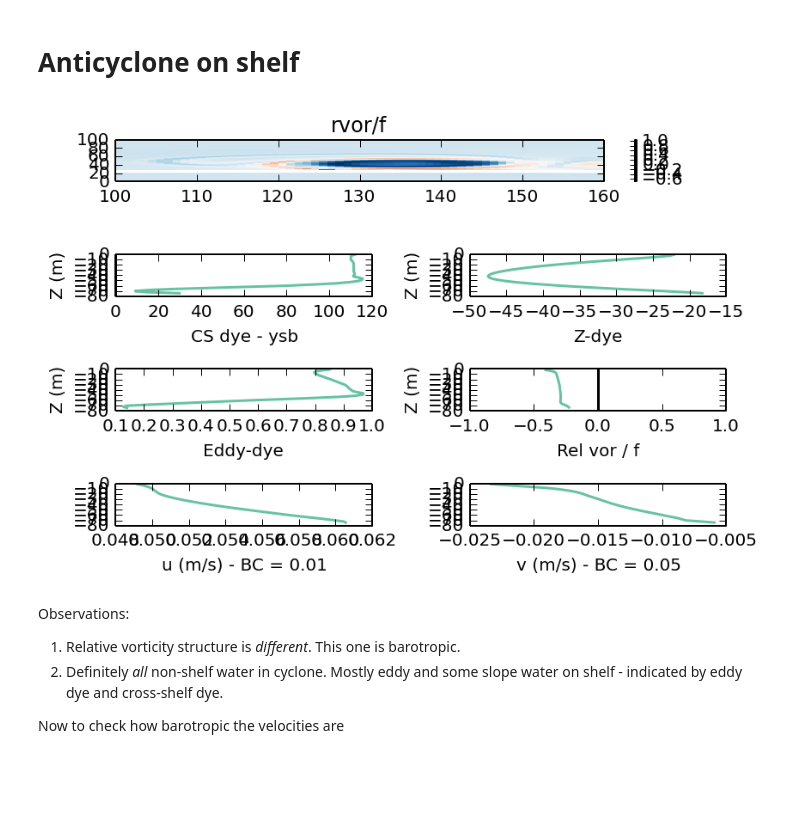
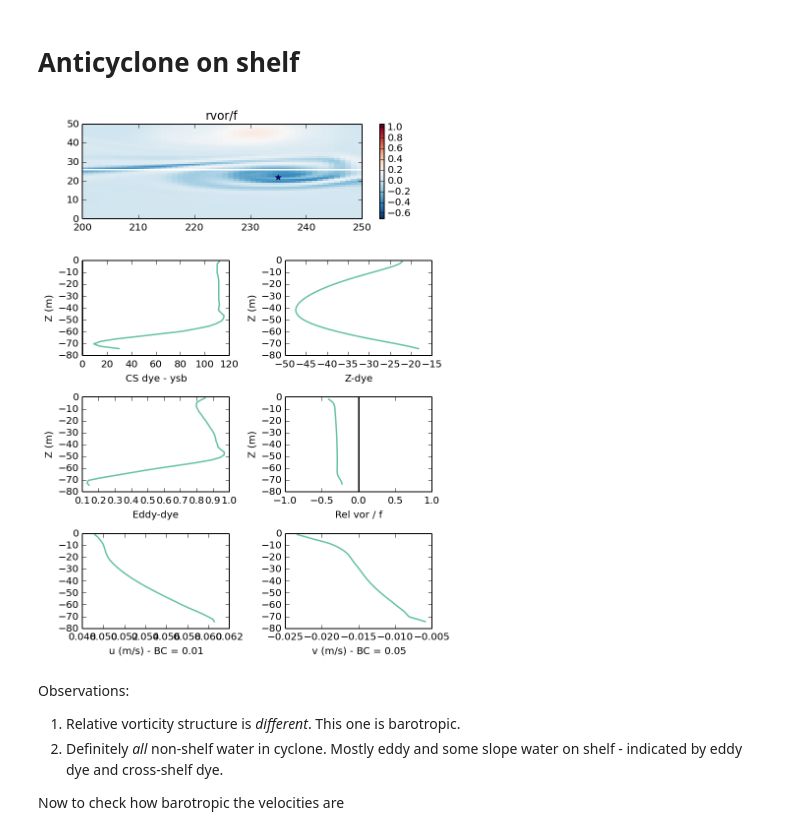
Before and after one commit to dcherian/eddyshelf, a Jupyter notebook: secondary-vortices.ipynb, the cells around one changed output. Saved outputs shown, nothing was run; the diff lists cells and outputs as text; code cells hidden in the pictures; blank space fills up the shorter version.

```diff
--- a/secondary-vortices.ipynb
+++ b/secondary-vortices.ipynb
@@ -173,6 +189,7 @@ Load cartesian grid from file
 Plot vertical profiles of dyes and relative vorticity. Plots are at approximately the center of the vortex. Horizontal lines indicate shelfbreak depth.
 # %%
 #%matplotlib inline
+pylab.rcParams['figure.figsize'] = (6.0, 8.0)
 ix=118; iy = 50; it = 94-1
 (rvornorm, rvprofnorm, dcsd, dzd, ded, zvor, zvec, u, v) = read_data(hisfile, vorfile, rgrid, ix, iy, it, favg)
 plot_profiles(rvornorm, isb, ix, iy, zvec, zvor, dcsd, dzd, ded, rvprofnorm, u, v)
@@ -200,6 +217,8 @@ min water is from 9.2023671875 km =  1.8404734375  (shelfbreak) Rossby radii ins
 ### Cyclone when downstream
 Let's make the same plots as in earlier figure at a later point in time when the cyclone has separated.
 # %%
+pylab.rcParams['figure.figsize'] = (6.0, 8.0)
+
 # new location for cyclone when it is downstream
 ixnew = 178; iynew = 40-1; itnew = 126-1;
 
@@ -221,14 +240,16 @@ Observations:
 # Anticyclone on shelf
 # %%
 ixac = 236; iyac = 23; itac = 118; # accounts for python indexing
+
+pylab.rcParams['figure.figsize'] = (6.0, 8.0)
 
 # read, plot and change axis limits
 (rvornorm, rvprofnorm, dcsd, dzd, ded, zvor, zvec, u, v) = read_data(hisfile, vorfile, rgrid, ixac, iyac, itac, favg)
 plot_profiles(rvornorm, isb, ixac, iyac, zvec, zvor, dcsd, dzd, ded, rvprofnorm, u, v)
-#plt.subplot(4,2,(1,2))
-#plt.axis('image');plt.xlim(200,250); plt.ylim(0,50);
+plt.subplot(4,2,(1,2))
+plt.xlim(200,250); plt.ylim(0,50);
 # %% [output]
-[figure, old version]
+[figure, new version]
 # %% [markdown]
 Observations:
 
```
Also changed, not shown: parts of 8 cells of this notebook, 1 other file.
